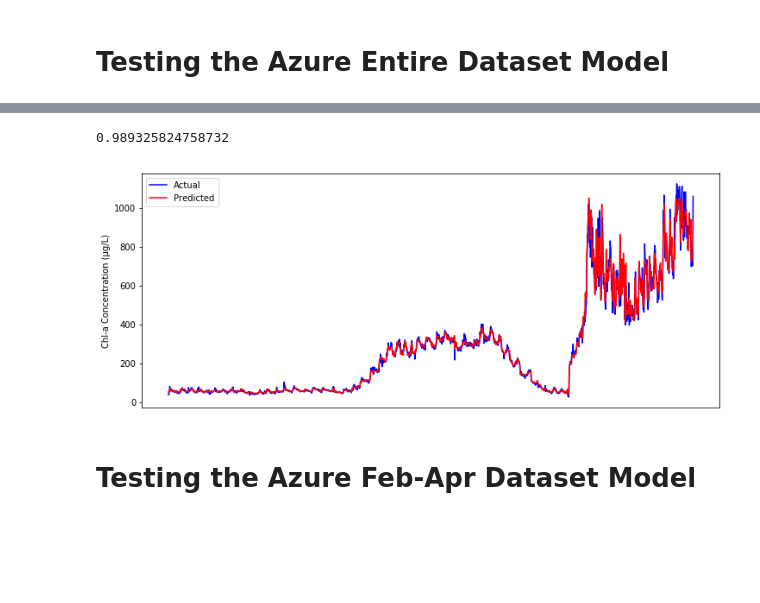
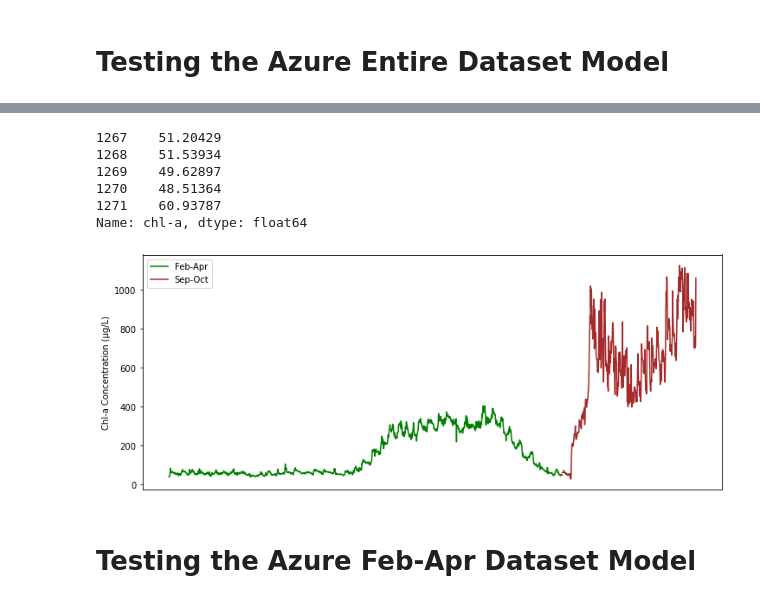
Before and after one commit to pollockDeVis/Chlorophyll-a-Soft-Sensor-for-Malaysia, a Jupyter notebook: 21_10_28_MLs/data_experiments_azure/Azure Data Prep-Test-Train.ipynb, the cells around one changed output, grey strips where cells are left out. Drawn from its saved outputs; the diff is of its cells as text; code cells hidden in the pictures; blank space fills up the shorter version.

```diff
--- a/21_10_28_MLs/data_experiments_azure/Azure Data Prep-Test-Train.ipynb
+++ b/21_10_28_MLs/data_experiments_azure/Azure Data Prep-Test-Train.ipynb
@@ -121,25 +127,33 @@ Y.head()
 Name: chl-a, dtype: float64
+# %%
+Y[0 : 1272].tail()
+# %% [output]
+1267    51.20429
+1268    51.53934
+1269    49.62897
+1270    48.51364
+1271    60.93787
+Name: chl-a, dtype: float64
 # %%
 #Testing the model on test dataset
-result = entire_ds_model.score(X,Y)
-predicted_Y = pd.DataFrame(entire_ds_model.predict(X))
-print(result)
+# result = entire_ds_model.score(X,Y)
+# predicted_Y = pd.DataFrame(entire_ds_model.predict(X))
+# print(result)
 
 plt.figure(figsize=(12,5))
 
 plt.ylabel('Chl-a Concentration (µg/L)')
 
-plt.plot(Y, color='blue', label = 'Actual')
+plt.plot(Y[0 : 1271], color='green', label = 'Feb-Apr')
 
-plt.plot(predicted_Y, color='red', label = 'Predicted')
+plt.plot(Y[1271:1703], color='brown', label = 'Sep-Oct')
 
 ax = plt.gca()
 ax.axes.xaxis.set_visible(False)
 plt.legend()
 plt.show()
 # %% [output]
-0.989325824758732
-[figure, old version]
+[figure, new version]
 # %% [markdown]
 # Testing the Azure Feb-Apr Dataset Model
 # %%
```
Also changed, not shown: parts of 3 cells of this notebook, 16 other files.
